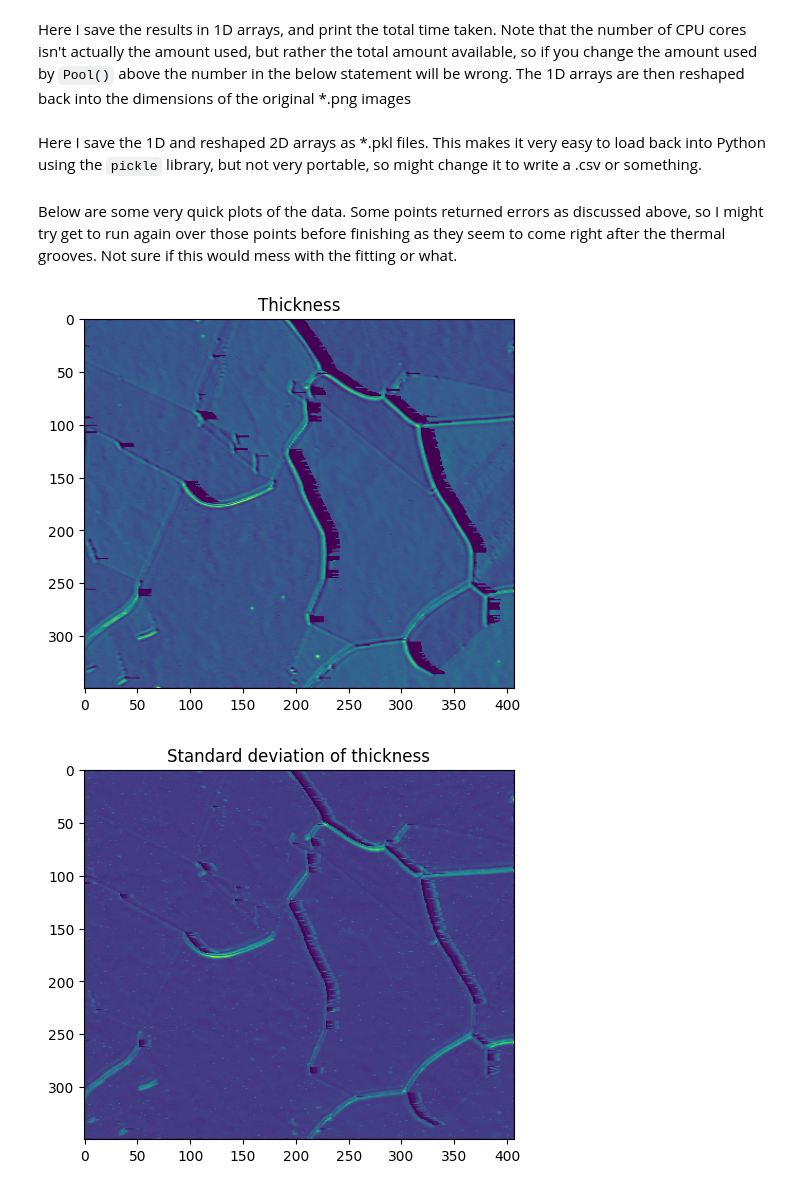
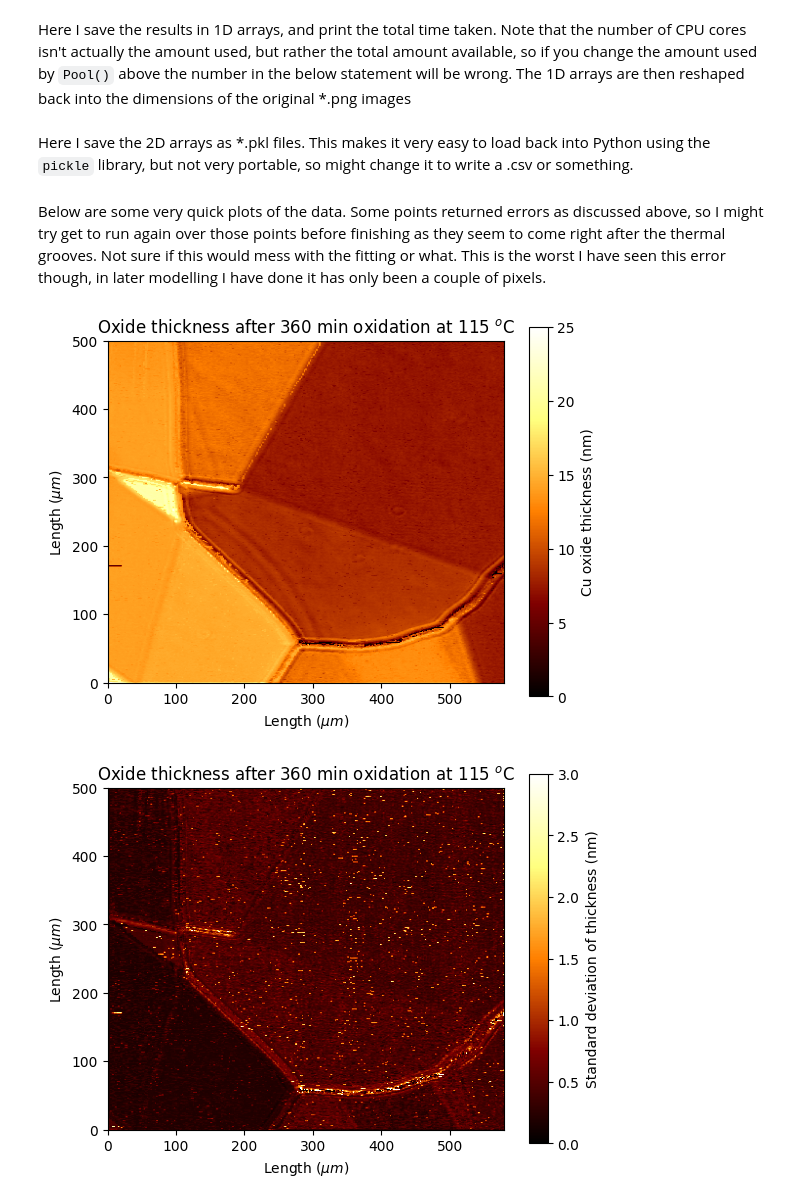
Before and after one commit to elbee99/mini_project_1, a Jupyter notebook: imaging.ipynb, the cells around one changed output. Cells and saved outputs as stored; diff of their text form; code cells hidden in the pictures.

Commit message:
Final code at end of project
Final code at end of project. At some point in future might clean up and make it more functional. Did the job required but not very neatly.

```diff
--- a/imaging.ipynb
+++ b/imaging.ipynb
@@ -237,32 +239,47 @@ Here I save the results in 1D arrays, and print the total time taken. Note that
     thickness_png_array = data_arr_to_2D(thickness_arr,im_width=im_width,im_height=im_height)
     stderr_png_array = data_arr_to_2D(stderr_arr,im_width=im_width,im_height=im_height)
 # %% [markdown]
-Here I save the 1D and reshaped 2D arrays as *.pkl files. This makes it very easy to load back into Python using the `pickle` library, but not very portable, so might change it to write a .csv or something.
+Here I save the 2D arrays as *.pkl files. This makes it very easy to load back into Python using the `pickle` library, but not very portable, so might change it to write a .csv or something.
 # %%
     with open("thickness_arr.pkl",'wb') as f:
-        pickle.dump(thickness_arr,f)
-
-    with open("thickness_arr_png.pkl",'wb') as f:
         pickle.dump(thickness_png_array,f)
 
     with open("stderr_arr.pkl",'wb') as f:
-        pickle.dump(stderr_arr,f)
-    with open("stderr_arr_png.pkl",'wb') as f:
         pickle.dump(stderr_png_array,f)
 # %% [markdown]
-Below are some very quick plots of the data. Some points returned errors as discussed above, so I might try get to run again over those points before finishing as they seem to come right after the thermal grooves. Not sure if this would mess with the fitting or what.
+Below are some very quick plots of the data. Some points returned errors as discussed above, so I might try get to run again over those points before finishing as they seem to come right after the thermal grooves. Not sure if this would mess with the fitting or what. This is the worst I have seen this error though, in later modelling I have done it has only been a couple of pixels.
-# %%
-with (open("thickness_arr_png_manager.pkl",'rb')) as f:
-    thickness_myfit_arr = pickle.load(f)
-plt.imshow(thickness_myfit_arr)
-plt.title('Thickness')
-plt.show()
-
-with (open("stderr_arr_png.pkl",'rb')) as f:
-    stderr_myfit_arr = pickle.load(f)
-plt.imshow(stderr_myfit_arr)
-plt.title('Standard deviation of thickness')
-plt.show()
-# %% [output]
-[figure, removed]
-[figure, removed]
+# %%
+with (open(r"C:\Users\lb958\Code\mini_project_1\Cu_tile_115C_results\thickness_arr_png_360mins_115C.pkl",'rb')) as f:
+    #note I divide by 10 to convert from Angstroms to nm
+    thickness_myfit_arr = pickle.load(f)/10
+fig, ax = plt.subplots()
+
+im = ax.imshow(thickness_myfit_arr,cmap='afmhot',extent=(0,580,0,500))
+im.set_clim(0,25.0)
+# cbar = plt.colorbar(thickness_myfit_arr)
+cbar = plt.colorbar(im)
+cbar.set_label('Cu oxide thickness (nm)')
+ax.set_title("Oxide thickness after 360 min oxidation at 115 $^o$C")
+
+ax.set_xlabel("Length ($\mu m$)")
+ax.set_ylabel("Length ($\mu m$)")
+plt.show()
+
+with (open(r"C:\Users\lb958\Code\mini_project_1\Cu_tile_115C_results\stderr_arr_png_360mins_115C.pkl",'rb')) as f:
+    #note I divide by 10 to convert from Angstroms to nm
+    stderr_myfit_arr = pickle.load(f)/10
+fig, ax = plt.subplots()
+
+im = ax.imshow(stderr_myfit_arr,cmap='afmhot',extent=(0,580,0,500))
+im.set_clim(0,3.0)
+# cbar = plt.colorbar(thickness_myfit_arr)
+cbar = plt.colorbar(im)
+cbar.set_label('Standard deviation of thickness (nm)')
+ax.set_title("Oxide thickness after 360 min oxidation at 115 $^o$C")
+
+ax.set_xlabel("Length ($\mu m$)")
+ax.set_ylabel("Length ($\mu m$)")
+plt.show()
+# %% [output]
+[figure, added]
+[figure, added]
```
Also changed, not shown: parts of 2 cells of this notebook, 3 other files.
